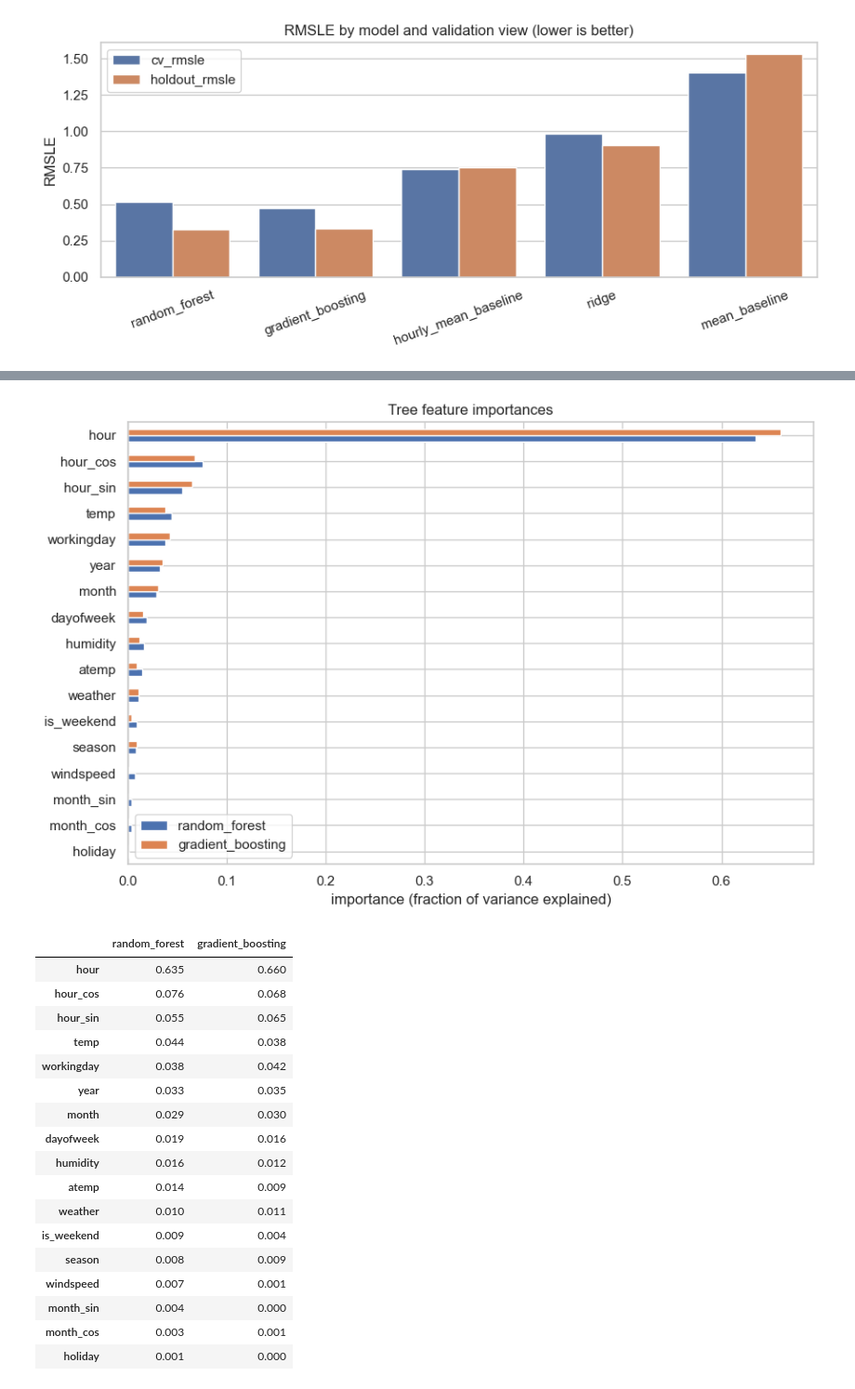
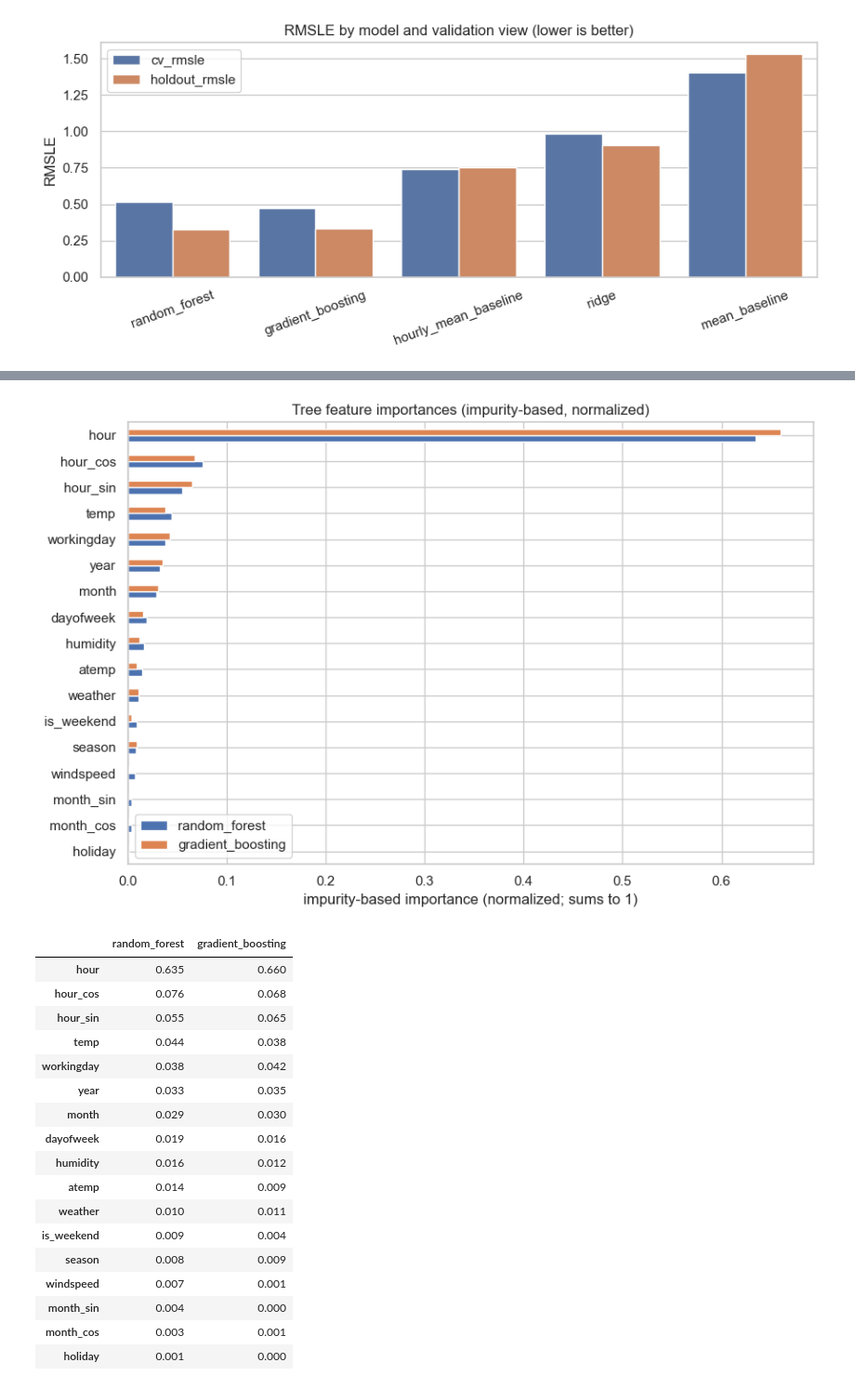
Before and after one commit to gokturkberke/bike-sharing-demand-forecasting, a Jupyter notebook: notebooks/04_tree_models.ipynb, the cells around one changed output, grey strips where cells are left out. Shown at 93% size. Saved outputs shown, nothing was run; the diff lists cells and outputs as text; code cells hidden in the pictures.

```diff
--- a/notebooks/04_tree_models.ipynb
+++ b/notebooks/04_tree_models.ipynb
@@ -87,29 +87,29 @@ Which inputs the trees actually rely on. This is the explanatory payload: it let
 # %%
 # Feature importances from the persisted tree models. The estimator is a
 # TransformedTargetRegressor; the fitted tree is at `.regressor_`.
 train_cols = pd.read_parquet(
     Path(CFG["paths"]["processed_dir"]) / "train.parquet"
 ).drop(columns=[CFG["target"], CFG["datetime_col"]]).columns.tolist()
 
 imp = {}
 for name in ("random_forest", "gradient_boosting"):
     model = joblib.load(MODELS_DIR / f"{name}.joblib")
     imp[name] = pd.Series(model.regressor_.feature_importances_, index=train_cols)
 
 imp_df = pd.DataFrame(imp).sort_values("random_forest", ascending=True)
 
 fig, ax = plt.subplots(figsize=(9, 6))
 imp_df.plot(kind="barh", ax=ax)
-ax.set_title("Tree feature importances")
-ax.set_xlabel("importance (fraction of variance explained)")
+ax.set_title("Tree feature importances (impurity-based, normalized)")
+ax.set_xlabel("impurity-based importance (normalized; sums to 1)")
 ax.set_ylabel("")
 ax.legend(title="")
 fig.tight_layout()
 fig.savefig(FIG_DIR / "13_tree_feature_importance.png", dpi=120, bbox_inches="tight")
 plt.show()
 imp_df.sort_values("random_forest", ascending=False).round(3)
 # %% [output]
-[figure, old version]
+[figure, new version]
 |  | random_forest | gradient_boosting |
 | hour | 0.635 | 0.660 |
 | hour_cos | 0.076 | 0.068 |
```
Also changed, not shown: parts of 3 cells of this notebook, 4 other files.
